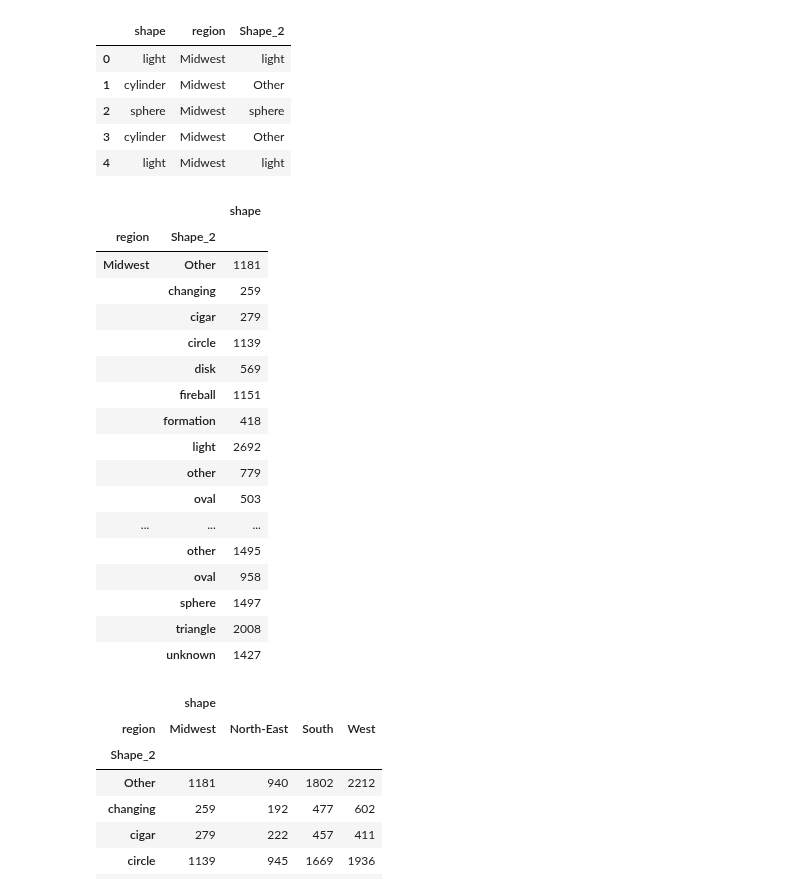
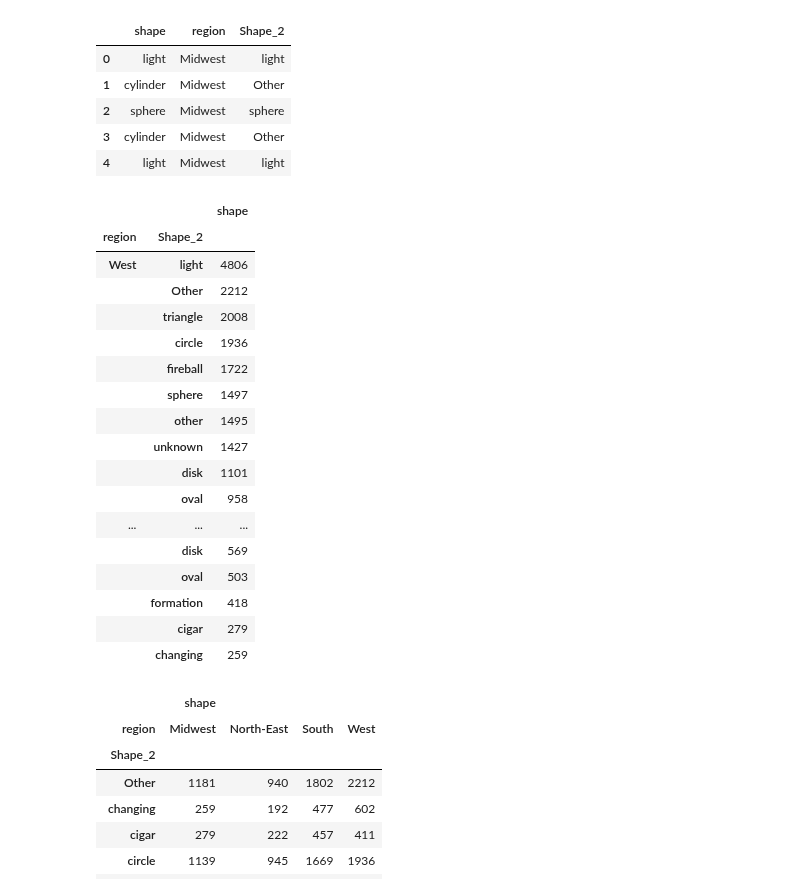
Before and after one commit to mmegancross/project-1-alien-analysis, a Jupyter notebook: Melissa Jupyter Notebook.ipynb, the cells around one changed output. Drawn from its saved outputs; the diff is of its cells as text; code cells hidden in the pictures.

```diff
--- a/Melissa Jupyter Notebook.ipynb
+++ b/Melissa Jupyter Notebook.ipynb
@@ -550,32 +604,32 @@ smaller_region_data.head()
 | 3 | cylinder | Midwest | Other |
 | 4 | light | Midwest | light |
 # %%
-#group by region than shape, and then find the count
+#group by region than shape, and then find the count of each shape and sort by descending value
 
 region_groupby_df = smaller_region_data.groupby(['region', 'Shape_2'])
 region_groupby_df
 
-region_count_year = region_groupby_df.count()
+region_count_year = region_groupby_df.count().sort_values(by=['region', 'shape'], ascending=False)
 region_count_year
 # %% [output]
 |  |  | shape |
 | region | Shape_2 |  |
-| Midwest | Other | 1181 |
+| West | light | 4806 |
+|  | Other | 2212 |
+|  | triangle | 2008 |
+|  | circle | 1936 |
+|  | fireball | 1722 |
+|  | sphere | 1497 |
+|  | other | 1495 |
+|  | unknown | 1427 |
+|  | disk | 1101 |
+|  | oval | 958 |
+| ... | ... | ... |
+|  | disk | 569 |
+|  | oval | 503 |
+|  | formation | 418 |
+|  | cigar | 279 |
 |  | changing | 259 |
-|  | cigar | 279 |
-|  | circle | 1139 |
-|  | disk | 569 |
-|  | fireball | 1151 |
-|  | formation | 418 |
-|  | light | 2692 |
-|  | other | 779 |
-|  | oval | 503 |
-| ... | ... | ... |
-|  | other | 1495 |
-|  | oval | 958 |
-|  | sphere | 1497 |
-|  | triangle | 2008 |
-|  | unknown | 1427 |
 # %%
 #unstack the data
 
```
Also changed, not shown: parts of 10 cells of this notebook, 3 other files.
